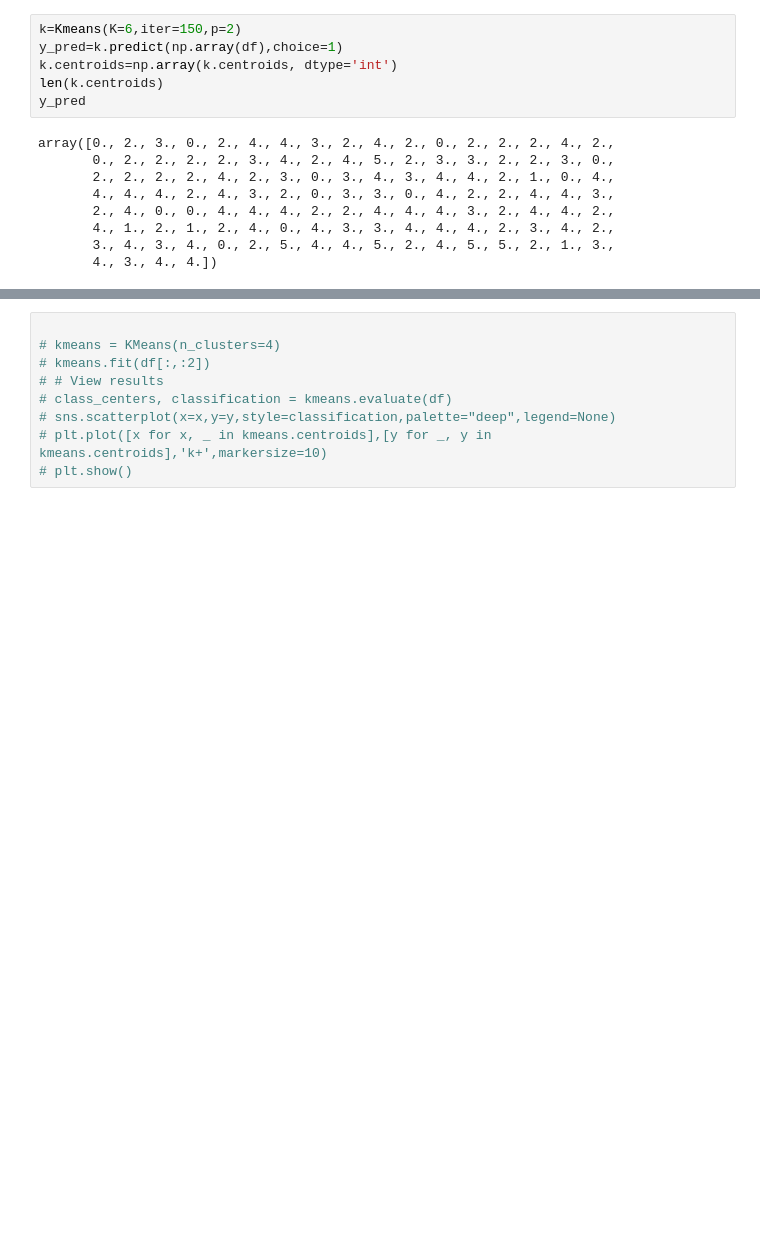
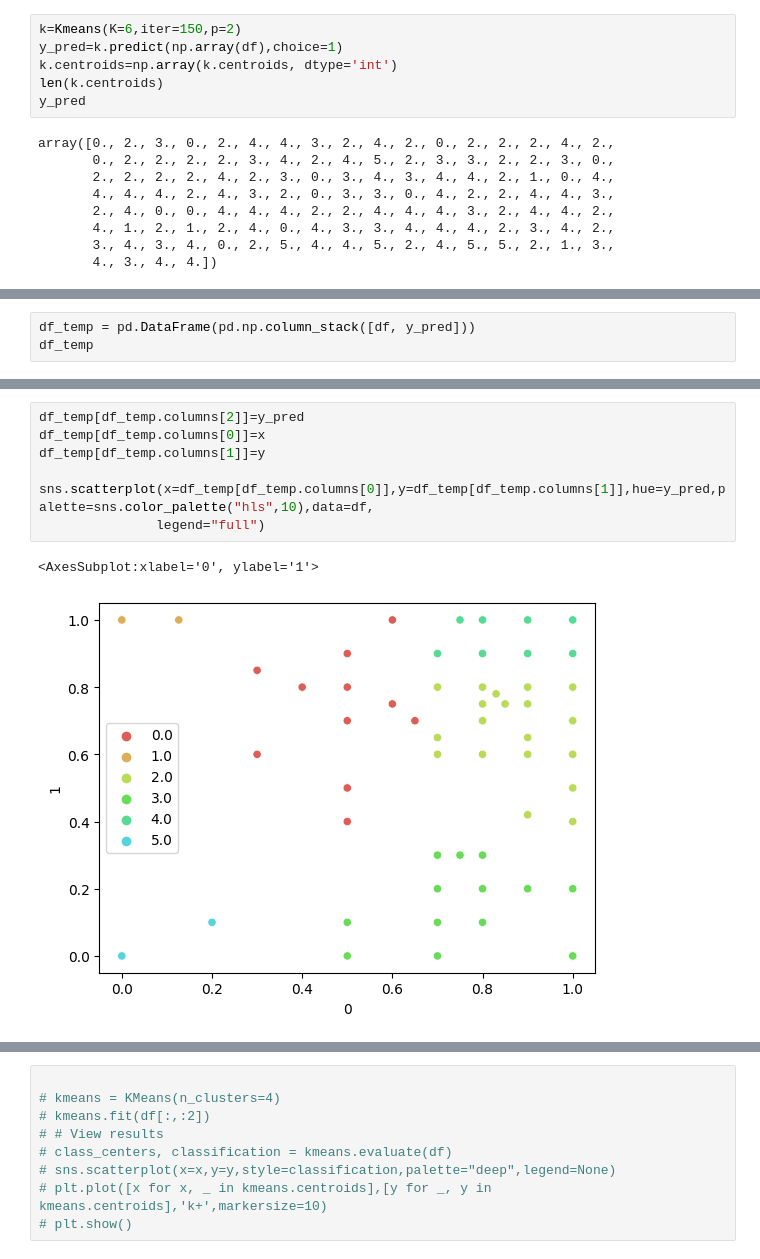
Before and after one commit to MnCSSJ4x/IIITB-Course-Recommendation-System, a Jupyter notebook: KMeans.ipynb, the cells around one changed output, grey strips where cells are left out. Drawn from its saved outputs; the diff is of its cells as text; blank space fills up the shorter version.

Commit message:
added scatterplot for visualization

```diff
--- a/KMeans.ipynb
+++ b/KMeans.ipynb
@@ -386,0 +383,3 @@ df[df.columns[0]][1]
+# %%
+df_temp = pd.DataFrame(pd.np.column_stack([df, y_pred]))
+df_temp
@@ -387 +400,11 @@ df[df.columns[0]][1]
+# %%
+df_temp[df_temp.columns[2]]=y_pred
+df_temp[df_temp.columns[0]]=x
+df_temp[df_temp.columns[1]]=y
+
+sns.scatterplot(x=df_temp[df_temp.columns[0]],y=df_temp[df_temp.columns[1]],hue=y_pred,palette=sns.color_palette("hls",10),data=df,
+               legend="full")
+# %% [output]
+<AxesSubplot:xlabel='0', ylabel='1'>
+[figure, added]
 # %%
```
Also changed, not shown: parts of 3 cells of this notebook.
